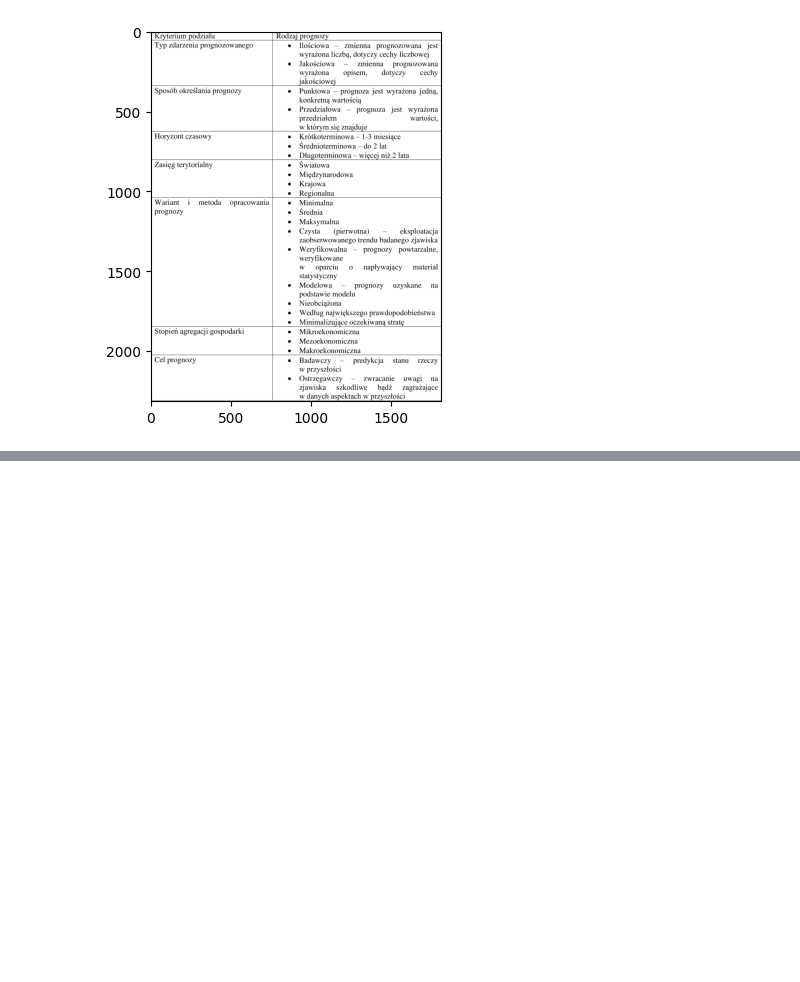
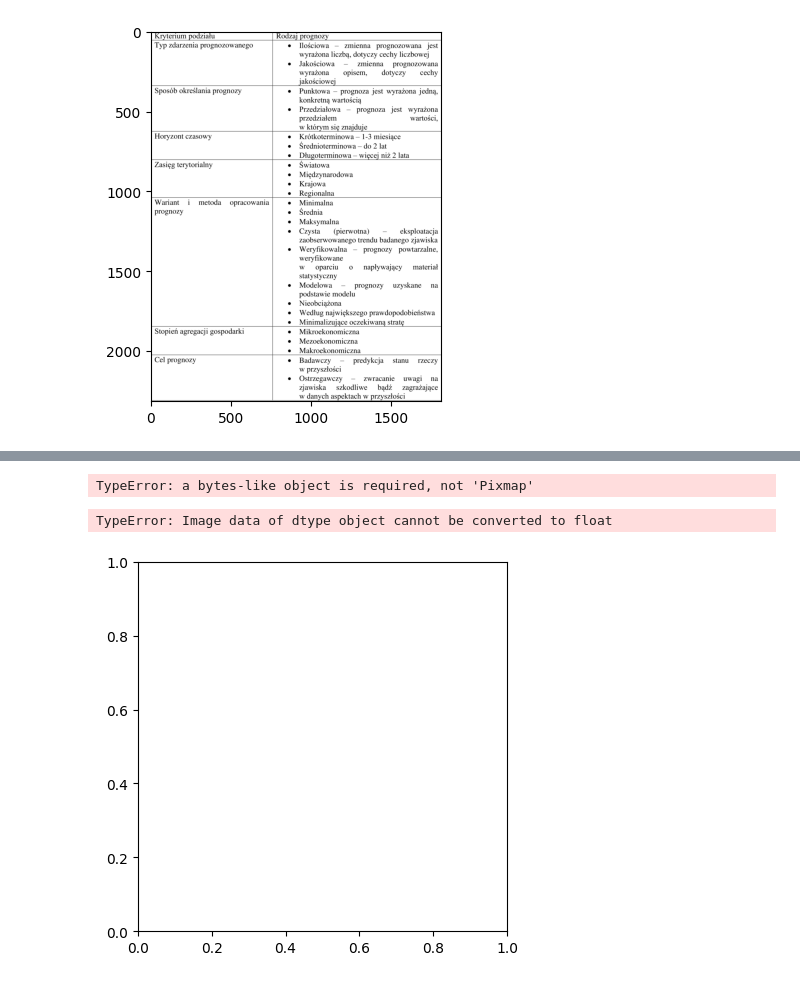
Before and after one commit to lukaszlewickii/after_hours_projects, a Jupyter notebook: table_detection_opencv/table_detection_opencv.ipynb, the cells around one changed output, grey strips where cells are left out. Cells and saved outputs as stored; diff of their text form; code cells hidden in the pictures; blank space fills up the shorter version.

```diff
--- a/table_detection_opencv/table_detection_opencv.ipynb
+++ b/table_detection_opencv/table_detection_opencv.ipynb
@@ -16,7 +16,7 @@ def plot(image):
 # %%
 #.pdf -> .png with pymupdf
 import fitz
-pdf_file = './licencjat.pdf'
+pdf_file = '../licencjat.pdf'
 doc = fitz.open(pdf_file)
 zoom = 4
 mat = fitz.Matrix(zoom, zoom)
@@ -120,0 +263,9 @@ plt.imshow(img[y:y+h, x:x+w])
+# %%
+np.frombuffer(doc[48].get_pixmap(clip=(100,100,300,300)), dtype=np.uint8)
+# %% [output]
+TypeError: a bytes-like object is required, not 'Pixmap'
+# %%
+plt.imshow(doc[48].get_pixmap(clip=(100,100,300,300)))
+# %% [output]
+TypeError: Image data of dtype object cannot be converted to float
+[figure, added]
```
Also changed, not shown: parts of 22 cells of this notebook, 1 other file.
